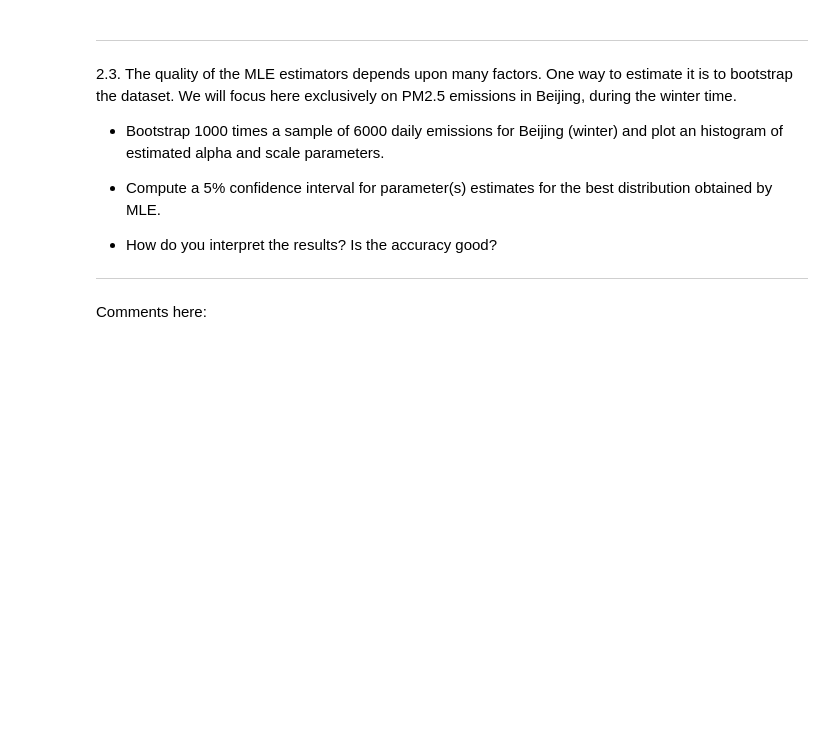
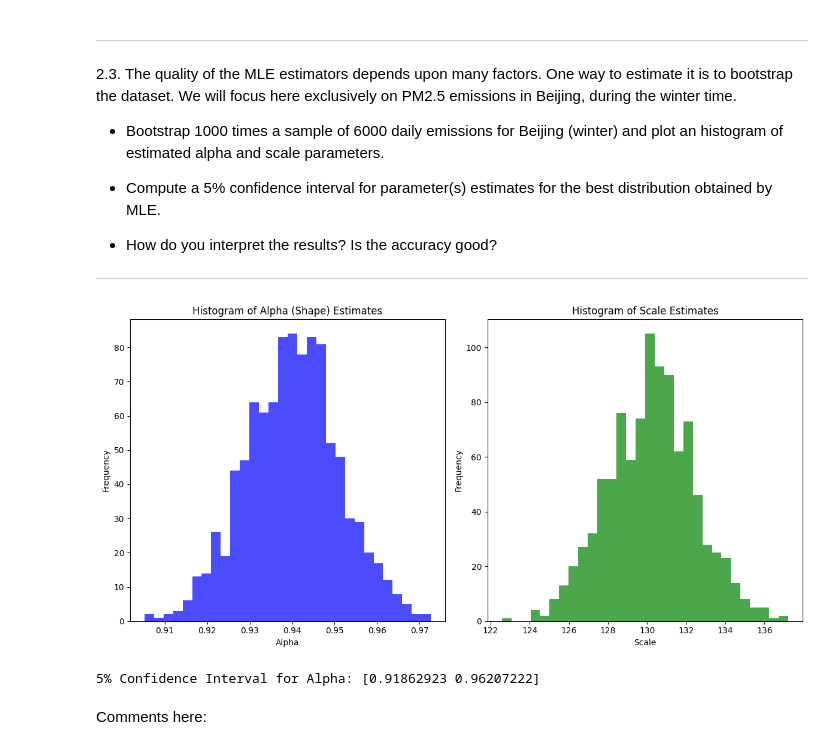
Before and after one commit to Gdecu/Hackaton, a Jupyter notebook: Hackaton 1/Hackathon 1.ipynb, the cells around one changed output. Saved outputs shown, nothing was run; the diff lists cells and outputs as text; code cells hidden in the pictures; blank space fills up the shorter version.

```diff
--- a/Hackaton 1/Hackathon 1.ipynb
+++ b/Hackaton 1/Hackathon 1.ipynb
@@ -311,3 +460,56 @@ Comments here:
+# %%
+# Number of bootstrap samples and sample size for each
+n_bootstrap_samples = 1000
+sample_size = 6000
+
+# Store bootstrap results
+alpha_estimates = []
+scale_estimates = []
+
+# Perform bootstrapping
+for i in range(n_bootstrap_samples):
+    # Resample 6000 values with replacement from Beijing winter data
+    bootstrap_sample = np.random.choice(beijing_winter, size=sample_size, replace=True)
+
+    # Fit a Gamma distribution to the resampled data (MLE with floc=0)
+    alpha, loc, scale = stats.gamma.fit(bootstrap_sample, floc=0)
+
+    # Store the estimates of alpha and scale
+    alpha_estimates.append(alpha)
+    scale_estimates.append(scale)
+
+# Convert to numpy arrays for easier computation
+alpha_estimates = np.array(alpha_estimates)
+scale_estimates = np.array(scale_estimates)
+
+# Plot histograms of alpha and scale estimates
+plt.figure(figsize=(12, 6))
+
+plt.subplot(1, 2, 1)
+plt.hist(alpha_estimates, bins=30, color='blue', alpha=0.7, label="Alpha Estimates")
+plt.title("Histogram of Alpha (Shape) Estimates")
+plt.xlabel("Alpha")
+plt.ylabel("Frequency")
+
+plt.subplot(1, 2, 2)
+plt.hist(scale_estimates, bins=30, color='green', alpha=0.7, label="Scale Estimates")
+plt.title("Histogram of Scale Estimates")
+plt.xlabel("Scale")
+plt.ylabel("Frequency")
+
+plt.tight_layout()
+plt.show()
+
+# Calculate the 5% confidence intervals for alpha and scale
+alpha_ci = np.percentile(alpha_estimates, [2.5, 97.5])
+scale_ci = np.percentile(scale_estimates, [2.5, 97.5])
+
+alpha_ci, scale_ci
+
+print("5% Confidence Interval for Alpha:", alpha_ci)
+# %% [output]
+[figure, added]
+5% Confidence Interval for Alpha: [0.91862923 0.96207222]
 # %% [markdown]
 Comments here:
 # %% [markdown]
```
Also changed, not shown: parts of 7 cells of this notebook.
